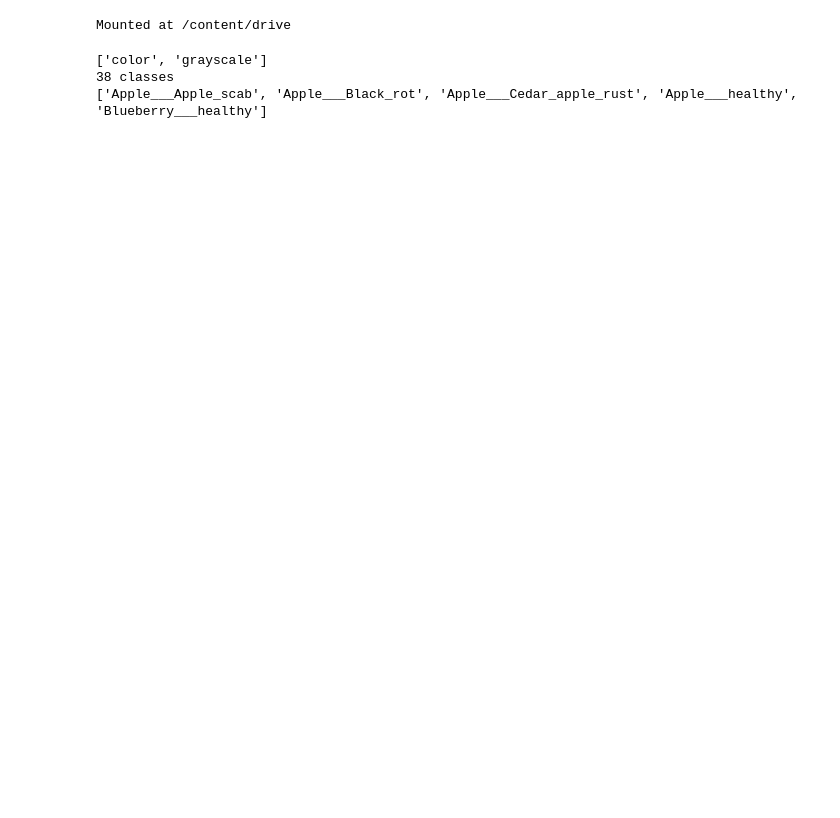
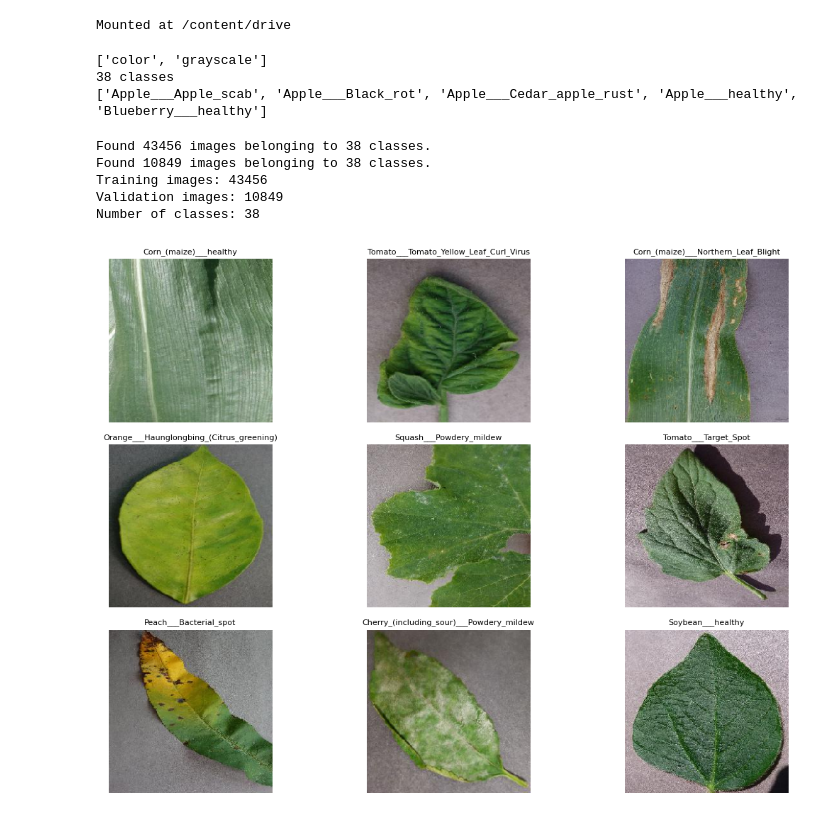
Before and after one commit to AlaaTaima/plant-model, a Jupyter notebook: maryam.ipynb, the cells around one changed output. Drawn from its saved outputs; the diff is of its cells as text; code cells hidden in the pictures; blank space fills up the shorter version.

```diff
--- a/maryam.ipynb
+++ b/maryam.ipynb
@@ -18,3 +18,65 @@ print(classes[:5])
 ['color', 'grayscale']
 38 classes
 ['Apple___Apple_scab', 'Apple___Black_rot', 'Apple___Cedar_apple_rust', 'Apple___healthy', 'Blueberry___healthy']
+# %%
+import tensorflow as tf
+from tensorflow.keras.preprocessing.image import ImageDataGenerator
+
+IMG_SIZE = 224
+BATCH_SIZE = 32
+SEED = 42
+
+datagen = ImageDataGenerator(
+    rescale=1./255,
+    validation_split=0.2
+)
+
+train_data = datagen.flow_from_directory(
+    color,
+    target_size=(IMG_SIZE, IMG_SIZE),
+    batch_size=BATCH_SIZE,
+    class_mode='categorical',
+    subset='training',
+    seed=SEED
+)
+
+val_data = datagen.flow_from_directory(
+    color,
+    target_size=(IMG_SIZE, IMG_SIZE),
+    batch_size=BATCH_SIZE,
+    class_mode='categorical',
+    subset='validation',
+    seed=SEED
+)
+
+print("Training images:", train_data.samples)
+print("Validation images:", val_data.samples)
+print("Number of classes:", train_data.num_classes)
+# %% [output]
+Found 43456 images belonging to 38 classes.
+Found 10849 images belonging to 38 classes.
+Training images: 43456
+Validation images: 10849
+Number of classes: 38
+# %%
+import matplotlib.pyplot as plt
+
+images, labels = next(train_data)
+
+plt.figure(figsize=(12, 8))
+
+for i in range(9):
+    plt.subplot(3, 3, i + 1)
+
+    plt.imshow(images[i])
+
+    class_index = labels[i].argmax()
+    class_name = list(train_data.class_indices.keys())[class_index]
+
+    plt.title(class_name, fontsize=8)
+    plt.axis('off')
+
+plt.tight_layout()
+plt.show()
+# %% [output]
+[figure, added]
```
Also changed, not shown: parts of 3 cells of this notebook.
